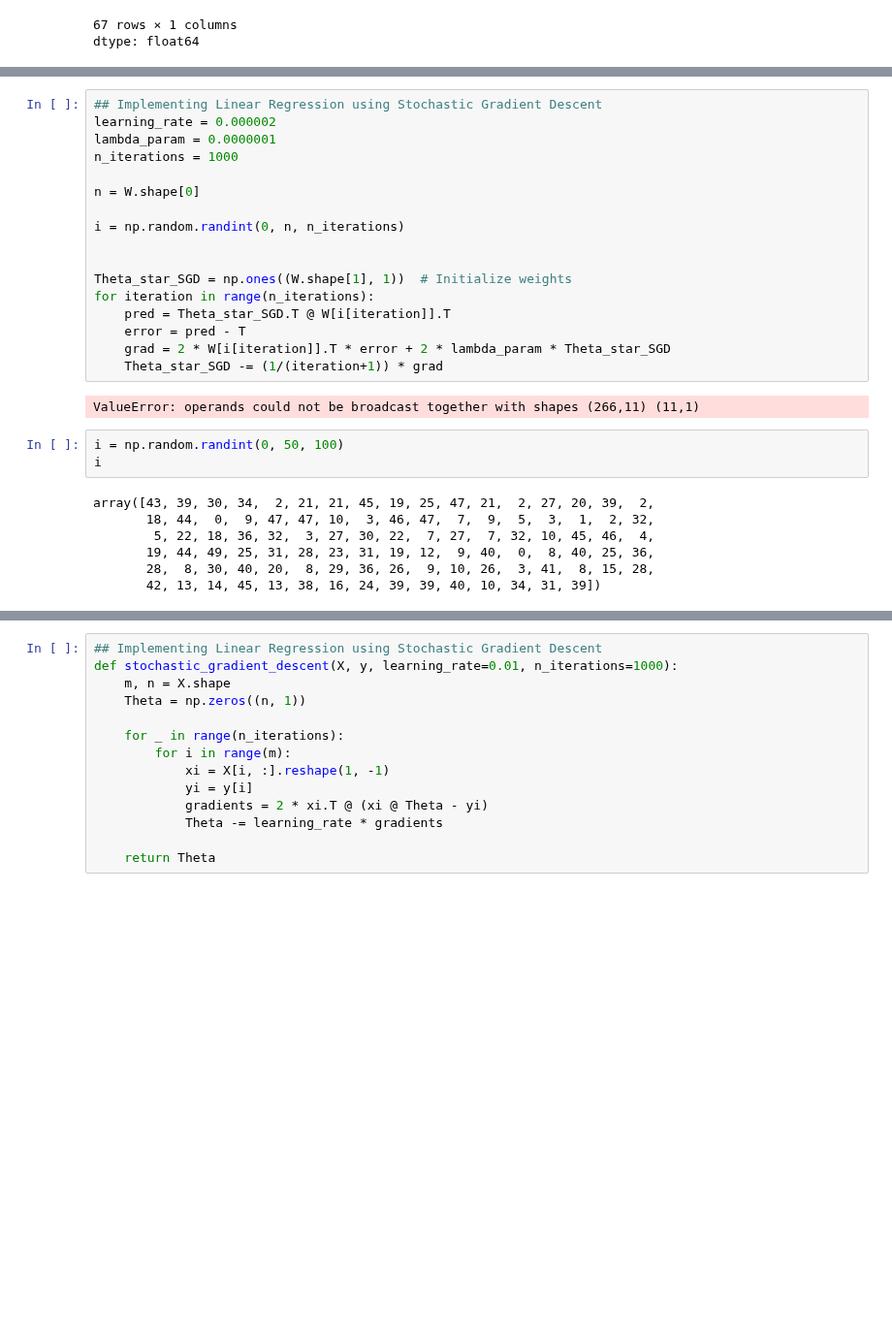
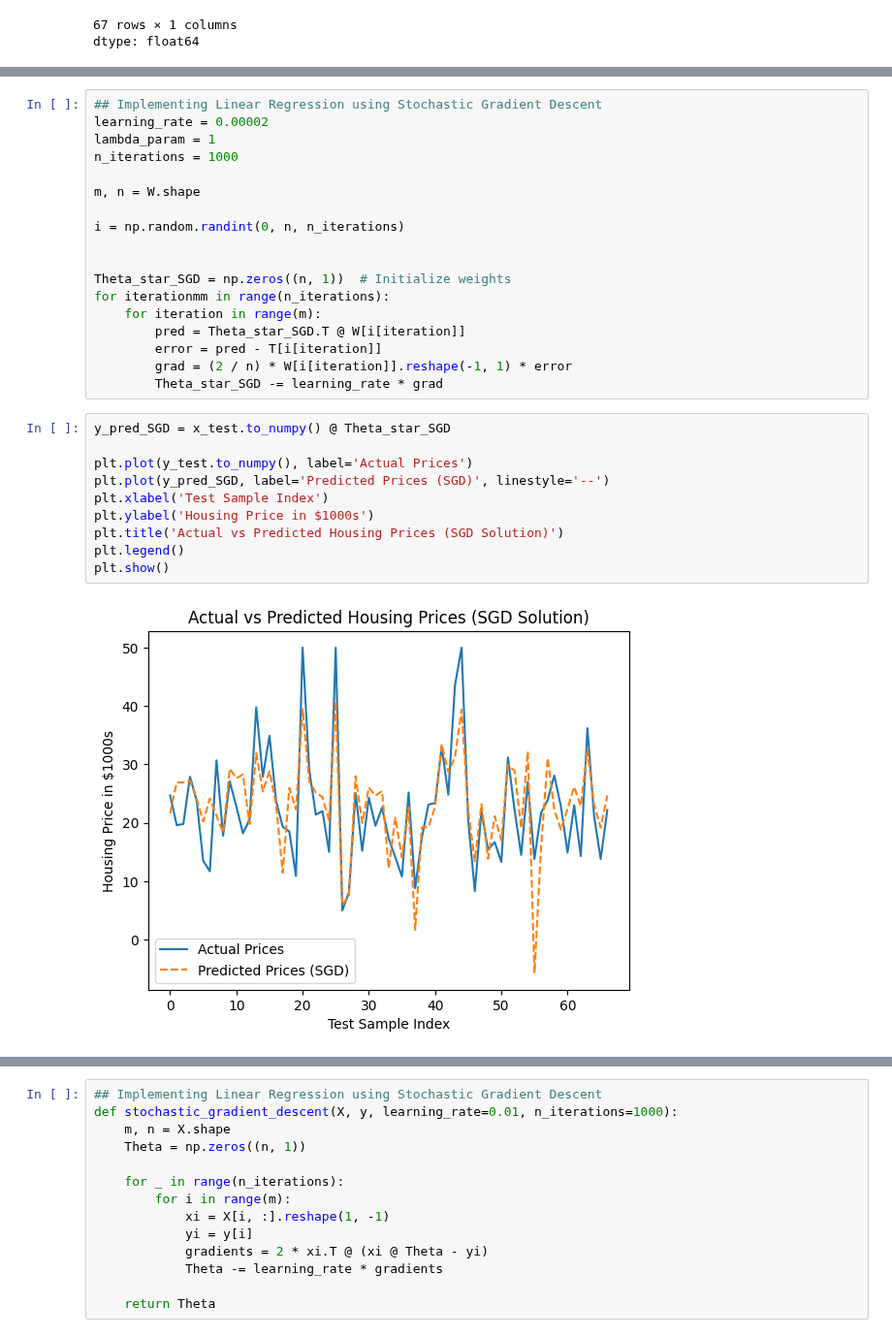
Before and after one commit to Faweenagua/ML-Regression-Projects, a Jupyter notebook: Housing Price Prediction/housingPricePrediction.ipynb, the cells around one changed output, grey strips where cells are left out. Shown at 97% size. Saved outputs shown, nothing was run; the diff lists cells and outputs as text; blank space fills up the shorter version.

```diff
--- a/Housing Price Prediction/housingPricePrediction.ipynb
+++ b/Housing Price Prediction/housingPricePrediction.ipynb
@@ -278,29 +278,30 @@ The calculated MSE is: 178.70788062640233
 # %%
 ## Implementing Linear Regression using Stochastic Gradient Descent
-learning_rate = 0.000002
-lambda_param = 0.0000001
+learning_rate = 0.00002
+lambda_param = 1
 n_iterations = 1000
 
-n = W.shape[0]
+m, n = W.shape
 
 i = np.random.randint(0, n, n_iterations)
 
 
-Theta_star_SGD = np.ones((W.shape[1], 1))  # Initialize weights
-for iteration in range(n_iterations):
-    pred = Theta_star_SGD.T @ W[i[iteration]].T
-    error = pred - T
-    grad = 2 * W[i[iteration]].T * error + 2 * lambda_param * Theta_star_SGD
-    Theta_star_SGD -= (1/(iteration+1)) * grad
+Theta_star_SGD = np.zeros((n, 1))  # Initialize weights
+for iterationmm in range(n_iterations):
+    for iteration in range(m):
+        pred = Theta_star_SGD.T @ W[i[iteration]]
+        error = pred - T[i[iteration]]
+        grad = (2 / n) * W[i[iteration]].reshape(-1, 1) * error
+        Theta_star_SGD -= learning_rate * grad
-# %% [output]
-ValueError: operands could not be broadcast together with shapes (266,11) (11,1)
 # %%
-i = np.random.randint(0, 50, 100)
-i
+y_pred_SGD = x_test.to_numpy() @ Theta_star_SGD
+
+plt.plot(y_test.to_numpy(), label='Actual Prices')
+plt.plot(y_pred_SGD, label='Predicted Prices (SGD)', linestyle='--')
+plt.xlabel('Test Sample Index')
+plt.ylabel('Housing Price in $1000s')
+plt.title('Actual vs Predicted Housing Prices (SGD Solution)')
+plt.legend()
+plt.show()
 # %% [output]
-array([43, 39, 30, 34,  2, 21, 21, 45, 19, 25, 47, 21,  2, 27, 20, 39,  2,
-       18, 44,  0,  9, 47, 47, 10,  3, 46, 47,  7,  9,  5,  3,  1,  2, 32,
-        5, 22, 18, 36, 32,  3, 27, 30, 22,  7, 27,  7, 32, 10, 45, 46,  4,
-       19, 44, 49, 25, 31, 28, 23, 31, 19, 12,  9, 40,  0,  8, 40, 25, 36,
-       28,  8, 30, 40, 20,  8, 29, 36, 26,  9, 10, 26,  3, 41,  8, 15, 28,
-       42, 13, 14, 45, 13, 38, 16, 24, 39, 39, 40, 10, 34, 31, 39])
+[figure, added]
```
Also changed, not shown: parts of 8 cells of this notebook.
